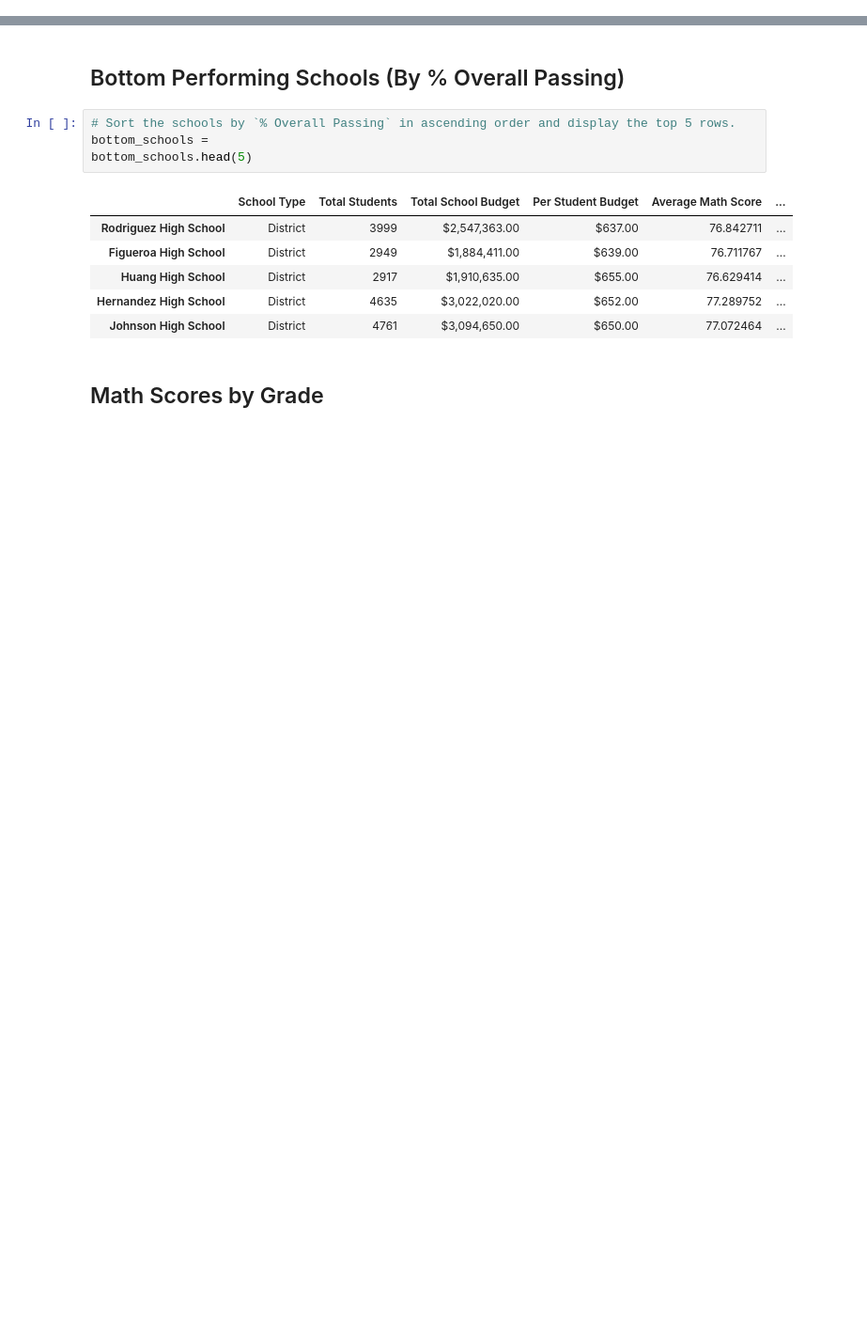
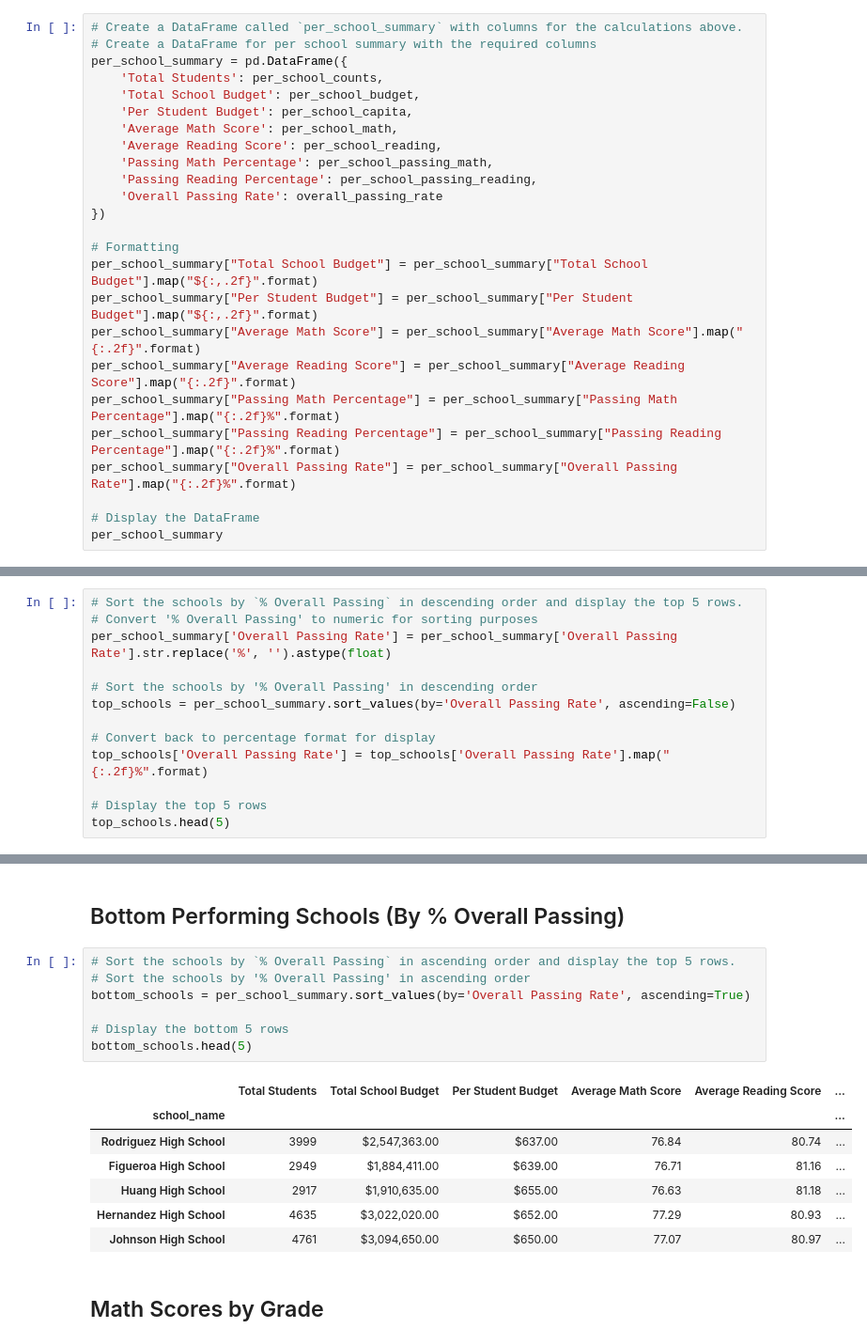
Before and after one commit to Adolph24/pandas-challenge, a Jupyter notebook: PyCitySchools.ipynb, the cells around one changed output, grey strips where cells are left out. Shown at 94% size. Cells and saved outputs as stored; diff of their text form; blank space fills up the shorter version.

Commit message:
school data summary

```diff
--- a/PyCitySchools.ipynb
+++ b/PyCitySchools.ipynb
@@ -156,0 +331,25 @@ per_school_summary
+# %%
+# Create a DataFrame called `per_school_summary` with columns for the calculations above.
+# Create a DataFrame for per school summary with the required columns
+per_school_summary = pd.DataFrame({
+    'Total Students': per_school_counts,
+    'Total School Budget': per_school_budget,
+    'Per Student Budget': per_school_capita,
+    'Average Math Score': per_school_math,
+    'Average Reading Score': per_school_reading,
+    'Passing Math Percentage': per_school_passing_math,
+    'Passing Reading Percentage': per_school_passing_reading,
+    'Overall Passing Rate': overall_passing_rate
+})
+
+# Formatting
+per_school_summary["Total School Budget"] = per_school_summary["Total School Budget"].map("${:,.2f}".format)
+per_school_summary["Per Student Budget"] = per_school_summary["Per Student Budget"].map("${:,.2f}".format)
+per_school_summary["Average Math Score"] = per_school_summary["Average Math Score"].map("{:.2f}".format)
+per_school_summary["Average Reading Score"] = per_school_summary["Average Reading Score"].map("{:.2f}".format)
+per_school_summary["Passing Math Percentage"] = per_school_summary["Passing Math Percentage"].map("{:.2f}%".format)
+per_school_summary["Passing Reading Percentage"] = per_school_summary["Passing Reading Percentage"].map("{:.2f}%".format)
+per_school_summary["Overall Passing Rate"] = per_school_summary["Overall Passing Rate"].map("{:.2f}%".format)
+
+# Display the DataFrame
+per_school_summary
@@ -169,0 +376,13 @@ top_schools.head(5)
+# %%
+# Sort the schools by `% Overall Passing` in descending order and display the top 5 rows.
+# Convert '% Overall Passing' to numeric for sorting purposes
+per_school_summary['Overall Passing Rate'] = per_school_summary['Overall Passing Rate'].str.replace('%', '').astype(float)
+
+# Sort the schools by '% Overall Passing' in descending order
+top_schools = per_school_summary.sort_values(by='Overall Passing Rate', ascending=False)
+
+# Convert back to percentage format for display
+top_schools['Overall Passing Rate'] = top_schools['Overall Passing Rate'].map("{:.2f}%".format)
+
+# Display the top 5 rows
+top_schools.head(5)
@@ -171,15 +398,19 @@ top_schools.head(5)
 ## Bottom Performing Schools (By % Overall Passing)
 # %%
 # Sort the schools by `% Overall Passing` in ascending order and display the top 5 rows.
-bottom_schools =
+# Sort the schools by '% Overall Passing' in ascending order
+bottom_schools = per_school_summary.sort_values(by='Overall Passing Rate', ascending=True)
+
+# Display the bottom 5 rows
 bottom_schools.head(5)
 # %% [output]
-|  | School Type | Total Students | Total School Budget | Per Student Budget | Average Math Score | ... |
-| Rodriguez High School | District | 3999 | $2,547,363.00 | $637.00 | 76.842711 | ... |
-| Figueroa High School | District | 2949 | $1,884,411.00 | $639.00 | 76.711767 | ... |
-| Huang High School | District | 2917 | $1,910,635.00 | $655.00 | 76.629414 | ... |
-| Hernandez High School | District | 4635 | $3,022,020.00 | $652.00 | 77.289752 | ... |
-| Johnson High School | District | 4761 | $3,094,650.00 | $650.00 | 77.072464 | ... |
+|  | Total Students | Total School Budget | Per Student Budget | Average Math Score | Average Reading Score | ... |
+| school_name |  |  |  |  |  | ... |
+| Rodriguez High School | 3999 | $2,547,363.00 | $637.00 | 76.84 | 80.74 | ... |
+| Figueroa High School | 2949 | $1,884,411.00 | $639.00 | 76.71 | 81.16 | ... |
+| Huang High School | 2917 | $1,910,635.00 | $655.00 | 76.63 | 81.18 | ... |
+| Hernandez High School | 4635 | $3,022,020.00 | $652.00 | 77.29 | 80.93 | ... |
+| Johnson High School | 4761 | $3,094,650.00 | $650.00 | 77.07 | 80.97 | ... |
 # %% [markdown]
 ## Math Scores by Grade
 # %%
```
Also changed, not shown: parts of 35 cells of this notebook.
